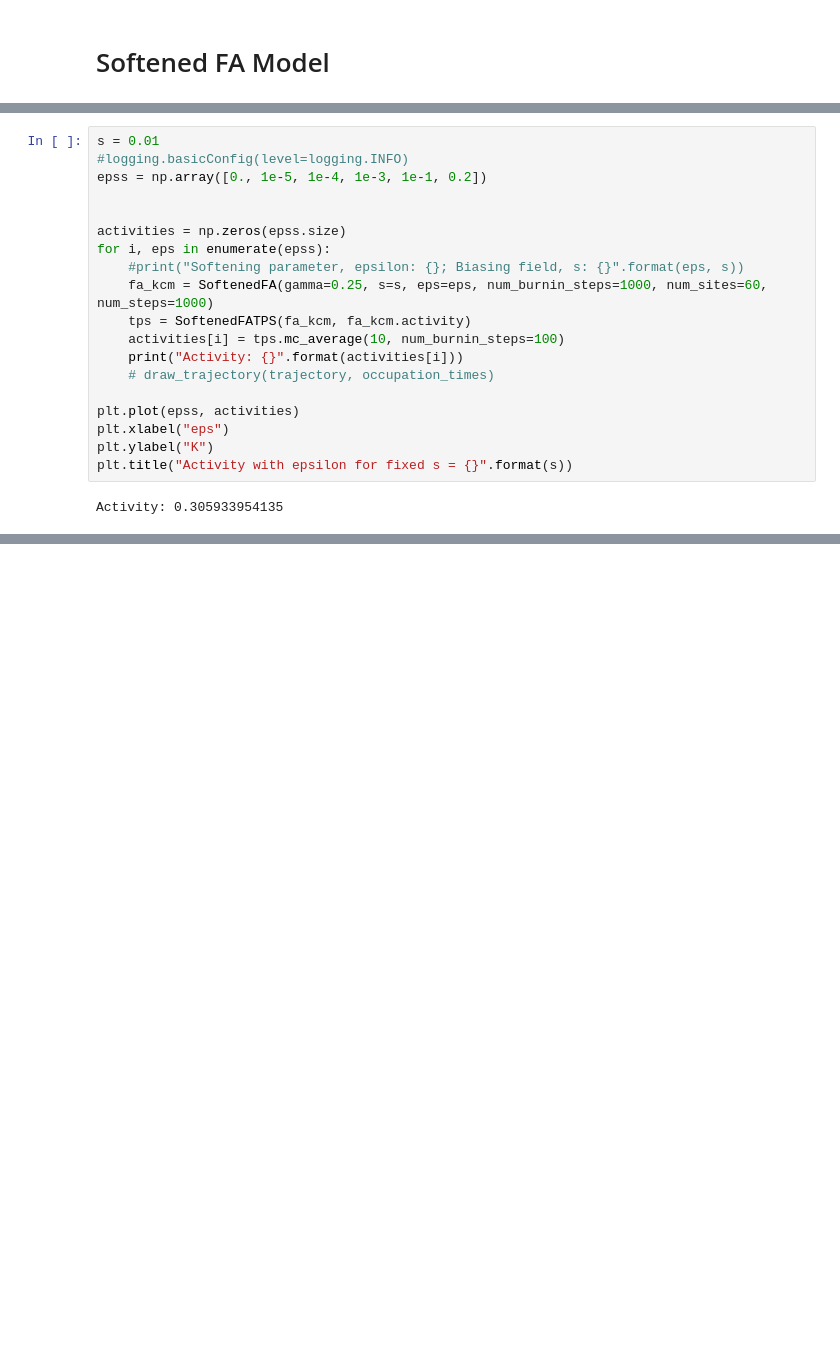
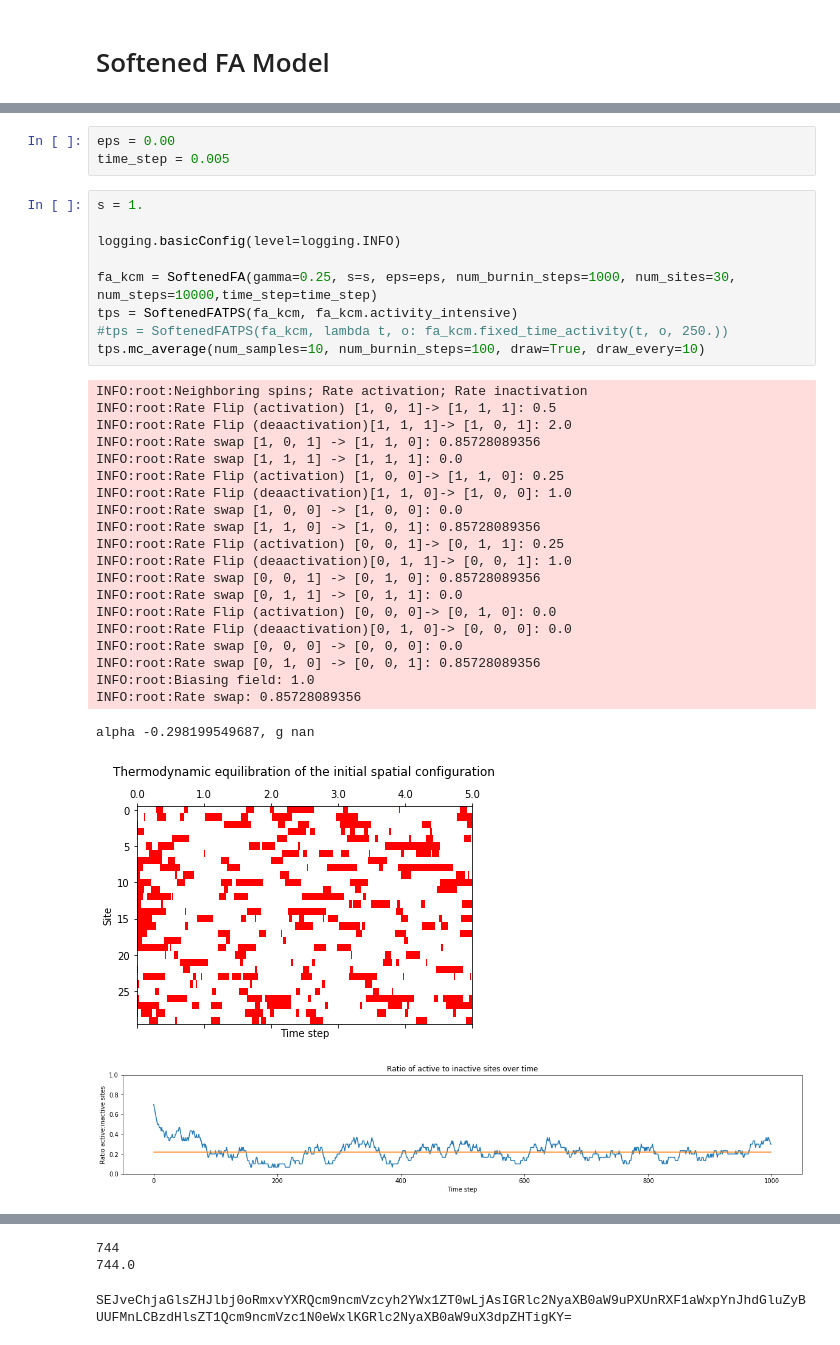
Before and after one commit to jqhoogland/ACM, a Jupyter notebook: Continuous Time Done Correctly.ipynb, the cells around one changed output, grey strips where cells are left out. Saved outputs shown, nothing was run; the diff lists cells and outputs as text; blank space fills up the shorter version.

```diff
--- a/Continuous Time Done Correctly.ipynb
+++ b/Continuous Time Done Correctly.ipynb
@@ -106,21 +18,35 @@ Text(0.5,1,'Activity with epsilon for fixed s = 0.0')
-# %%
-s = 0.01
-#logging.basicConfig(level=logging.INFO)
-epss = np.array([0., 1e-5, 1e-4, 1e-3, 1e-1, 0.2])
-
-
-activities = np.zeros(epss.size)
-for i, eps in enumerate(epss):
-    #print("Softening parameter, epsilon: {}; Biasing field, s: {}".format(eps, s))
-    fa_kcm = SoftenedFA(gamma=0.25, s=s, eps=eps, num_burnin_steps=1000, num_sites=60, num_steps=1000)
-    tps = SoftenedFATPS(fa_kcm, fa_kcm.activity)
-    activities[i] = tps.mc_average(10, num_burnin_steps=100)
-    print("Activity: {}".format(activities[i]))
-    # draw_trajectory(trajectory, occupation_times)
-
-plt.plot(epss, activities)
-plt.xlabel("eps")
-plt.ylabel("K")
-plt.title("Activity with epsilon for fixed s = {}".format(s))
-# %% [output]
-Activity: 0.305933954135
+# %%
+eps = 0.00
+time_step = 0.005
+# %%
+s = 1.
+
+logging.basicConfig(level=logging.INFO)
+
+fa_kcm = SoftenedFA(gamma=0.25, s=s, eps=eps, num_burnin_steps=1000, num_sites=30, num_steps=10000,time_step=time_step)
+tps = SoftenedFATPS(fa_kcm, fa_kcm.activity_intensive)
+#tps = SoftenedFATPS(fa_kcm, lambda t, o: fa_kcm.fixed_time_activity(t, o, 250.))
+tps.mc_average(num_samples=10, num_burnin_steps=100, draw=True, draw_every=10)
+# %% [output]
+INFO:root:Neighboring spins; Rate activation; Rate inactivation
+INFO:root:Rate Flip (activation) [1, 0, 1]-> [1, 1, 1]: 0.5
+INFO:root:Rate Flip (deaactivation)[1, 1, 1]-> [1, 0, 1]: 2.0
+INFO:root:Rate swap [1, 0, 1] -> [1, 1, 0]: 0.85728089356
+INFO:root:Rate swap [1, 1, 1] -> [1, 1, 1]: 0.0
+INFO:root:Rate Flip (activation) [1, 0, 0]-> [1, 1, 0]: 0.25
+INFO:root:Rate Flip (deaactivation)[1, 1, 0]-> [1, 0, 0]: 1.0
+INFO:root:Rate swap [1, 0, 0] -> [1, 0, 0]: 0.0
+INFO:root:Rate swap [1, 1, 0] -> [1, 0, 1]: 0.85728089356
+INFO:root:Rate Flip (activation) [0, 0, 1]-> [0, 1, 1]: 0.25
+INFO:root:Rate Flip (deaactivation)[0, 1, 1]-> [0, 0, 1]: 1.0
+INFO:root:Rate swap [0, 0, 1] -> [0, 1, 0]: 0.85728089356
+INFO:root:Rate swap [0, 1, 1] -> [0, 1, 1]: 0.0
+INFO:root:Rate Flip (activation) [0, 0, 0]-> [0, 1, 0]: 0.0
+INFO:root:Rate Flip (deaactivation)[0, 1, 0]-> [0, 0, 0]: 0.0
+INFO:root:Rate swap [0, 0, 0] -> [0, 0, 0]: 0.0
+INFO:root:Rate swap [0, 1, 0] -> [0, 0, 1]: 0.85728089356
+INFO:root:Biasing field: 1.0
+INFO:root:Rate swap: 0.85728089356
+alpha -0.298199549687, g nan
+[figure, added]
+[figure, added]
@@ -126,0 +55,3 @@ Activity: 0.305933954135
+744
+744.0
+SEJveChjaGlsZHJlbj0oRmxvYXRQcm9ncmVzcyh2YWx1ZT0wLjAsIGRlc2NyaXB0aW9uPXUnRXF1aWxpYnJhdGluZyBUUFMnLCBzdHlsZT1Qcm9ncmVzc1N0eWxlKGRlc2NyaXB0aW9uX3dpZHTigKY=
```
Also changed, not shown: parts of 13 cells of this notebook, 1 other file.
